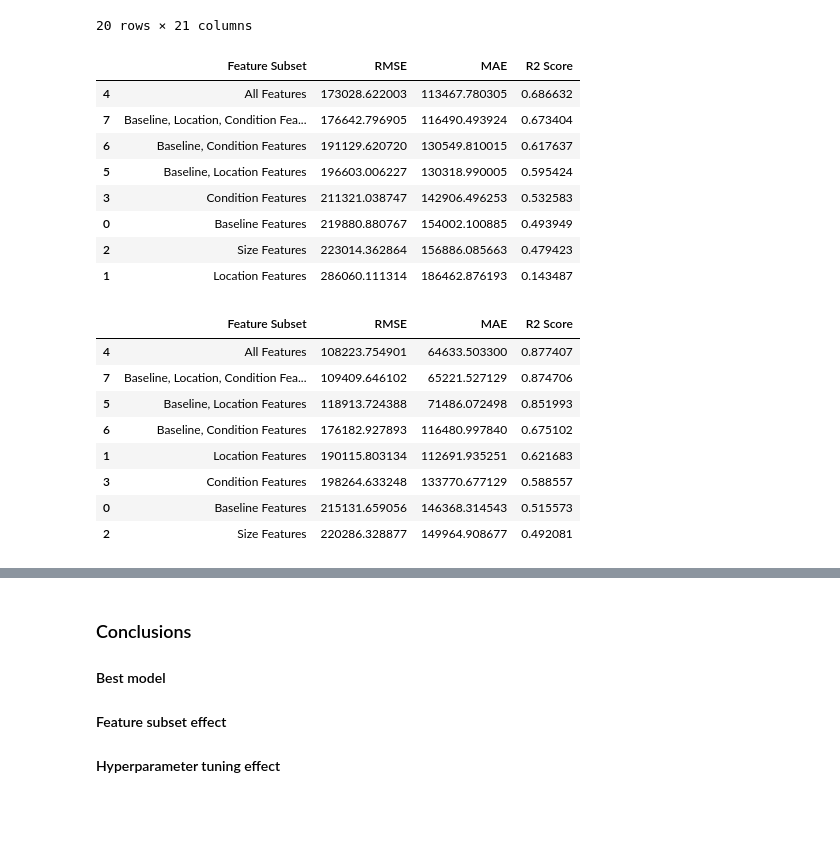
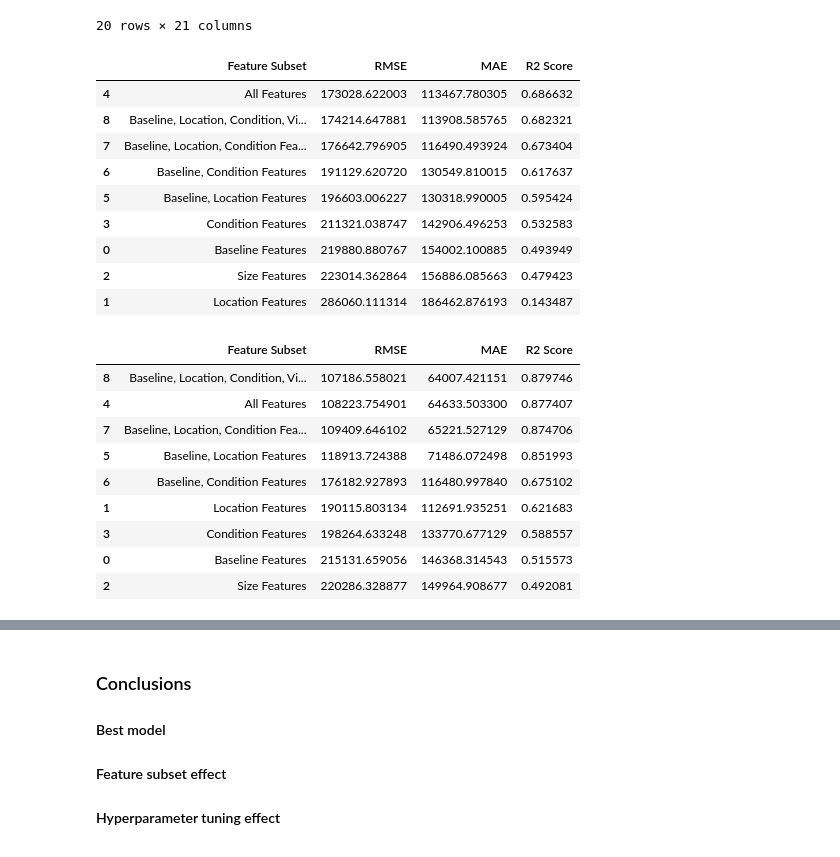
Before and after one commit to anhvuuw/Housing-Price-Prediction-Project, a Jupyter notebook: ENGR_521.ipynb, the cells around one changed output, grey strips where cells are left out. Drawn from its saved outputs; the diff is of its cells as text; code cells hidden in the pictures; blank space fills up the shorter version.

```diff
--- a/ENGR_521.ipynb
+++ b/ENGR_521.ipynb
@@ -192,6 +192,7 @@ baseline_features = ["sqft_living", "bedrooms", "bathrooms", "sqft_lot"]
 location_features = ["zipcode", "lat", "long"]
 size_features = ["sqft_living", "sqft_lot", "sqft_above", "sqft_basement"]
 condition_features = ["grade", "condition", "yr_built", "yr_renovated"]
+view_features = ["waterfront", "view", "floors"]
 all_features = list(X.columns)
 
 # We also could combine the feature to train. TODO: discussion
@@ -239,6 +240,7 @@ feature_subsets = {
     "Baseline, Location Features": baseline_features + location_features,
     "Baseline, Condition Features": baseline_features + condition_features,
     "Baseline, Location, Condition Features": baseline_features + location_features + condition_features,
+    "Baseline, Location, Condition, View Features": baseline_features + location_features + condition_features + view_features,
 }
 
 # Split dataset
@@ -257,33 +259,34 @@ for subset_name, features in feature_subsets.items():
     selected_features = [f for f in features if f in X.columns]
 
     X_train = X_train_full[selected_features]
     X_test = X_test_full[selected_features]
 
     # Train model
     linear_model.fit(X_train, y_train)
 
     # Predict
     y_pred = linear_model.predict(X_test)
 
     # Calculate metrics
     rmse = np.sqrt(mean_squared_error(y_test, y_pred))
     mae = mean_absolute_error(y_test, y_pred)
     r2 = r2_score(y_test, y_pred)
 
     # Save results
     linear_results.append({
         "Feature Subset": subset_name,
         "RMSE": rmse,
         "MAE": mae,
         "R2 Score": r2
     })
 
 linear_results_df = pd.DataFrame(linear_results)
 linear_results_df = linear_results_df.sort_values(by="RMSE")
 display(linear_results_df)
 # %% [output]
 |  | Feature Subset | RMSE | MAE | R2 Score |
 | 4 | All Features | 173028.622003 | 113467.780305 | 0.686632 |
+| 8 | Baseline, Location, Condition, Vi... | 174214.647881 | 113908.585765 | 0.682321 |
 | 7 | Baseline, Location, Condition Fea... | 176642.796905 | 116490.493924 | 0.673404 |
 | 6 | Baseline, Condition Features | 191129.620720 | 130549.810015 | 0.617637 |
 | 5 | Baseline, Location Features | 196603.006227 | 130318.990005 | 0.595424 |
@@ -345,6 +357,7 @@ rf_results_df = rf_results_df.sort_values(by="RMSE")
 display(rf_results_df)
 # %% [output]
 |  | Feature Subset | RMSE | MAE | R2 Score |
+| 8 | Baseline, Location, Condition, Vi... | 107186.558021 | 64007.421151 | 0.879746 |
 | 4 | All Features | 108223.754901 | 64633.503300 | 0.877407 |
 | 7 | Baseline, Location, Condition Fea... | 109409.646102 | 65221.527129 | 0.874706 |
 | 5 | Baseline, Location Features | 118913.724388 | 71486.072498 | 0.851993 |
```
Also changed, not shown: parts of 5 cells of this notebook.
